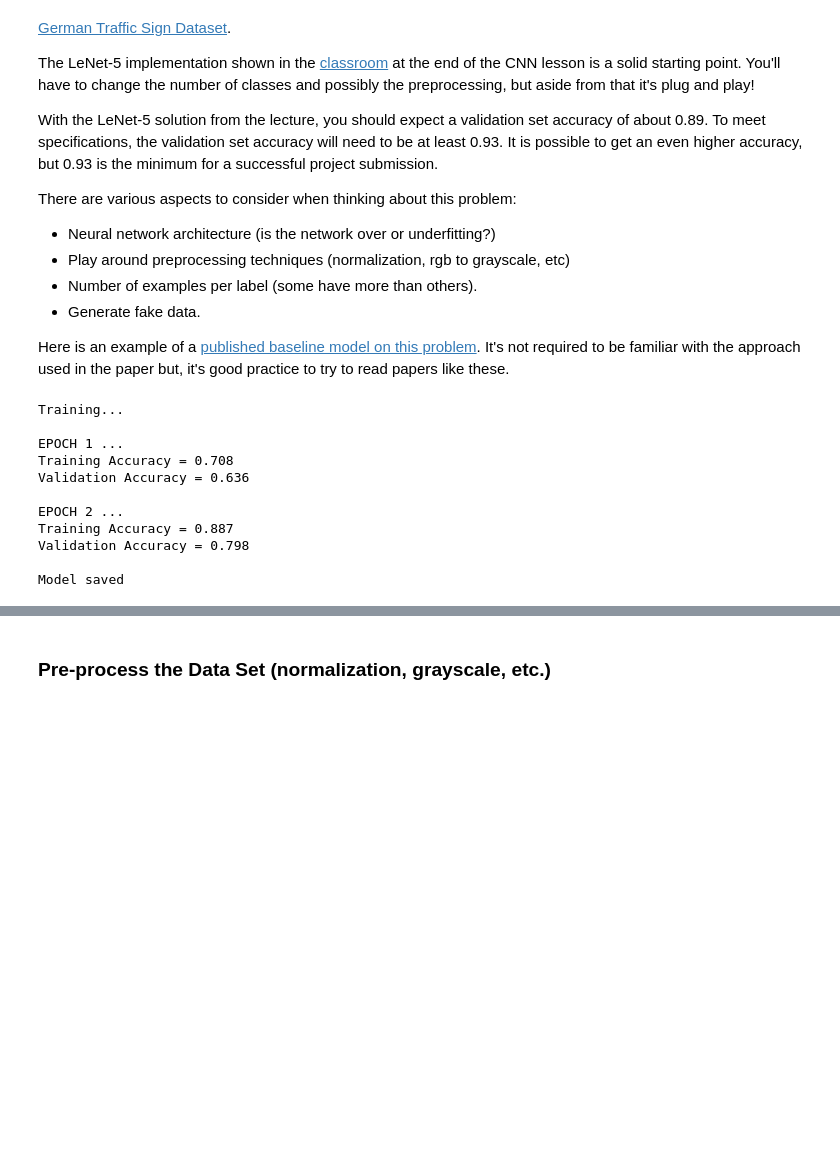
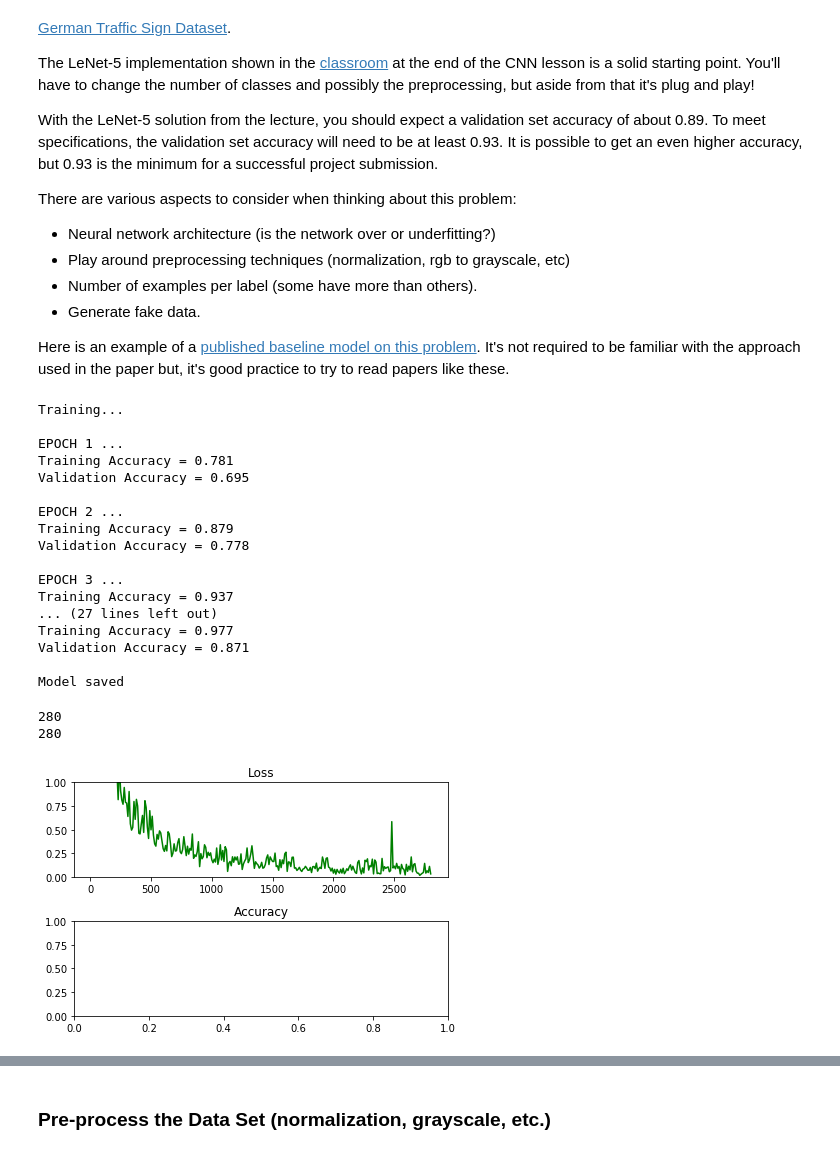
Before and after one commit to AlexSchizoid/CarND-Traffic-Sign-Classifier-Project, a Jupyter notebook: Traffic_Sign_Classifier.ipynb, the cells around one changed output, grey strips where cells are left out. Drawn from its saved outputs; the diff is of its cells as text; code cells hidden in the pictures; blank space fills up the shorter version.

Commit message:
first plot

```diff
--- a/Traffic_Sign_Classifier.ipynb
+++ b/Traffic_Sign_Classifier.ipynb
@@ -168,4 +174,2 @@ Here is an example of a [published baseline model on this problem](http://yann.l
 # %%
-from sklearn.utils import shuffle
-
-X_train, y_train = shuffle(X_train, y_train)
+#X_train, y_train = shuffle(X_train, y_train)
@@ -178,3 +176,6 @@ BATCH_SIZE = 128
+# %%
+EPOCHS = 10
+BATCH_SIZE = 128
 # %%
 def LeNet(x):
     # Hyperparameters
@@ -255,6 +256,11 @@ def evaluate(X_data, y_data):
         total_accuracy += (accuracy * len(batch_x))
     return total_accuracy / num_examples
 # %%
+log_batch_step = 10
+batches = []
+loss_batch = []
+train_acc_batch = []
+valid_acc_batch = []
 with tf.Session() as sess:
     sess.run(tf.global_variables_initializer())
     num_examples = len(X_train)
@@ -266,7 +272,12 @@ with tf.Session() as sess:
         for offset in range(0, num_examples, BATCH_SIZE):
             end = offset + BATCH_SIZE
             batch_x, batch_y = X_train[offset:end], y_train[offset:end]
-            sess.run(training_operation, feed_dict={x: batch_x, y: batch_y})
+            _,cost = sess.run([training_operation,loss_operation], feed_dict={x: batch_x, y: batch_y})
+            # Log batches
+            if not (offset // BATCH_SIZE) % log_batch_step:
+                previous_batch = batches[-1] if batches else 0
+                batches.append(10 + previous_batch)
+                loss_batch.append(cost)
 
         training_accuracy = evaluate(X_train, y_train)
         validation_accuracy = evaluate(X_valid, y_valid)
@@ -281,11 +292,39 @@ with tf.Session() as sess:
 Training...
 
 EPOCH 1 ...
-Training Accuracy = 0.708
-Validation Accuracy = 0.636
+Training Accuracy = 0.781
+Validation Accuracy = 0.695
 
 EPOCH 2 ...
-Training Accuracy = 0.887
-Validation Accuracy = 0.798
+Training Accuracy = 0.879
+Validation Accuracy = 0.778
+
+EPOCH 3 ...
+Training Accuracy = 0.937
+... (27 lines left out)
+Training Accuracy = 0.977
+Validation Accuracy = 0.871
 
 Model saved
+# %%
+print(len(batches))
+print(len(loss_batch))
+loss_plot = plt.subplot(211)
+loss_plot.set_title('Loss')
+loss_plot.plot(batches, loss_batch, 'g')
+#loss_plot.set_xlim([batches[0], batches[-1]])
+loss_plot.set_ylim([0, 1])
+
+acc_plot = plt.subplot(212)
+acc_plot.set_title('Accuracy')
+#acc_plot.plot(batches, train_acc_batch, 'r', label='Training Accuracy')
+#acc_plot.plot(batches, valid_acc_batch, 'b', label='Validation Accuracy')
+#acc_plot.set_ylim([0.95, 1.0])
+#acc_plot.set_xlim([batches[0], batches[-1]])
+#acc_plot.legend(loc=4)
+plt.tight_layout()
+plt.show()
+# %% [output]
+280
+280
+[figure, added]
```
Also changed, not shown: parts of 6 cells of this notebook.
